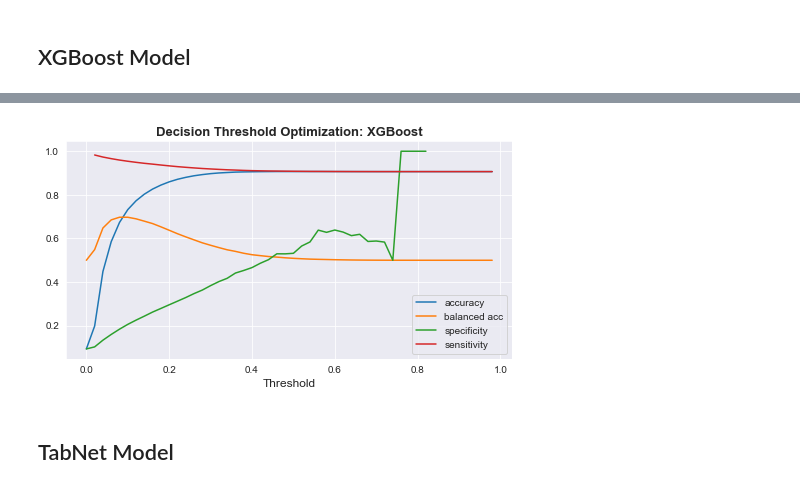
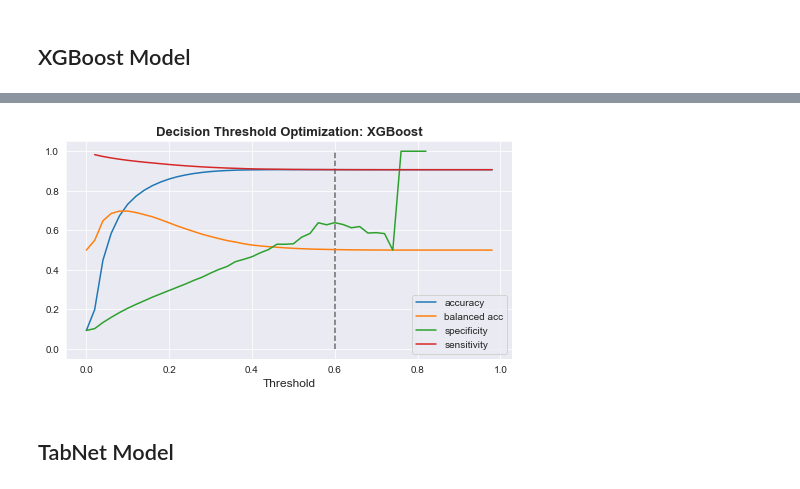
Before and after one commit to analiseb/UB-Masters-Thesis, a Jupyter notebook: MODEL_predictions.ipynb, the cells around one changed output, grey strips where cells are left out. Cells and saved outputs as stored; diff of their text form; code cells hidden in the pictures.

Commit message:
bias eval charts

```diff
--- a/MODEL_predictions.ipynb
+++ b/MODEL_predictions.ipynb
@@ -90,26 +91,6 @@ def confusion_eval(model, X_test, y_test, threshold=0.5):
     print('accuracy : ', accuracy)
     print('balanced accuracy: ', bal_accuracy)
     return conf_mat, sensitivity, specificity, accuracy, bal_accuracy
-# %%
-def confusion_eval2(predictions, X_test, y_test, threshold=0.5):
-    """
-    Takes in model, testing data, and decision threshold and outputs prediction performance (confusion matrix,
-    sensitivity, specificity, and accuracy)
-    """
-    y_predicted = (predictions >= threshold)
-
-    conf_mat = confusion_matrix(y_test, y_predicted)
-    print(conf_mat)
-    total = sum(sum(conf_mat))
-    sensitivity = conf_mat[0, 0]/(conf_mat[0, 0] + conf_mat[1, 0])
-    specificity = conf_mat[1, 1]/(conf_mat[1, 1] + conf_mat[0, 1])
-    accuracy = (conf_mat[0, 0] + conf_mat[1, 1])/total
-    bal_accuracy = balanced_accuracy_score(y_test, y_predicted)
-    print('specificity : ', specificity)
-    print('sensitivity : ', sensitivity)
-    print('accuracy : ', accuracy)
-    print('balanced accuracy: ', bal_accuracy)
-    return conf_mat, sensitivity, specificity, accuracy, bal_accuracy
 # %% [markdown]
 ### let's figure out the best threshold to minimize false negatives!
 
@@ -446,25 +432,25 @@ invalid value encountered in longlong_scalars
 # %%
 sns.set_style("darkgrid")
 
 # plot lines
 plt.figure(figsize=(8,4))
 plt.plot(df_results2['threshold'], df_results2['accuracy'], label = "accuracy")
 plt.plot(df_results2['threshold'], df_results2['balanced accuracy'], label = "balanced acc")
 plt.plot(df_results2['threshold'], df_results2['specificity'], label = "specificity")
 plt.plot(df_results2['threshold'], df_results2['sensitivity'], label = "sensitivity")
 # # single line
-# plt.vlines(x = 0.5, ymin = 0, ymax = 1.0,
-#            colors = 'dimgray',
-#            linestyle='--')
+plt.vlines(x = 0.6, ymin = 0, ymax = 1.0,
+           colors = 'dimgray',
+           linestyle='--')
 # plt.vlines(x = 0.85, ymin = 0, ymax = 1.0,
 #            colors = 'dimgray',
 #            linestyle='--')
 plt.legend(loc='lower right')
 plt.title('Decision Threshold Optimization: XGBoost', fontsize=13, fontweight='bold')
 plt.xlabel('Threshold', fontsize=12)
 plt.savefig('charts/models/XGBoost/boost_threshold_balanced.png', bbox_inches='tight')
 plt.show()
 # %% [output]
-[figure, old version]
+[figure, new version]
 # %% [markdown]
 ## TabNet Model
```
Also changed, not shown: parts of 18 cells of this notebook, 7 other files.
